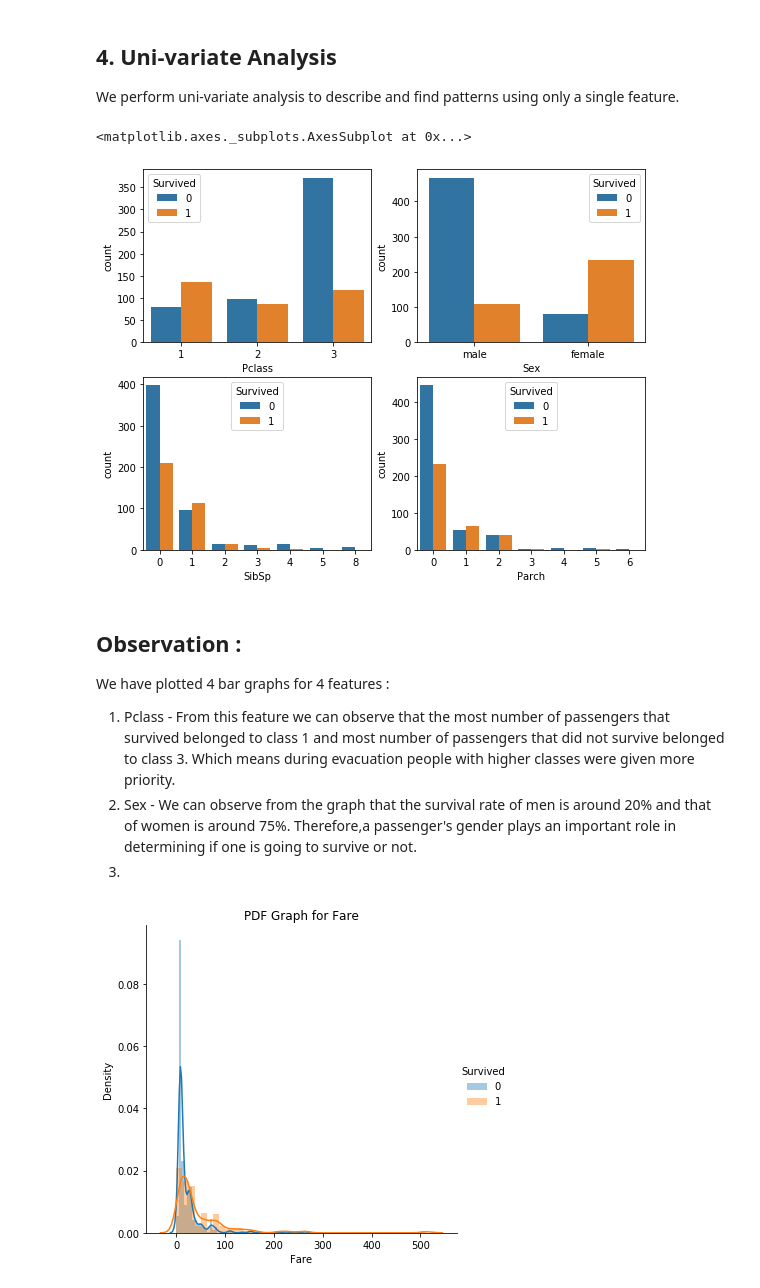
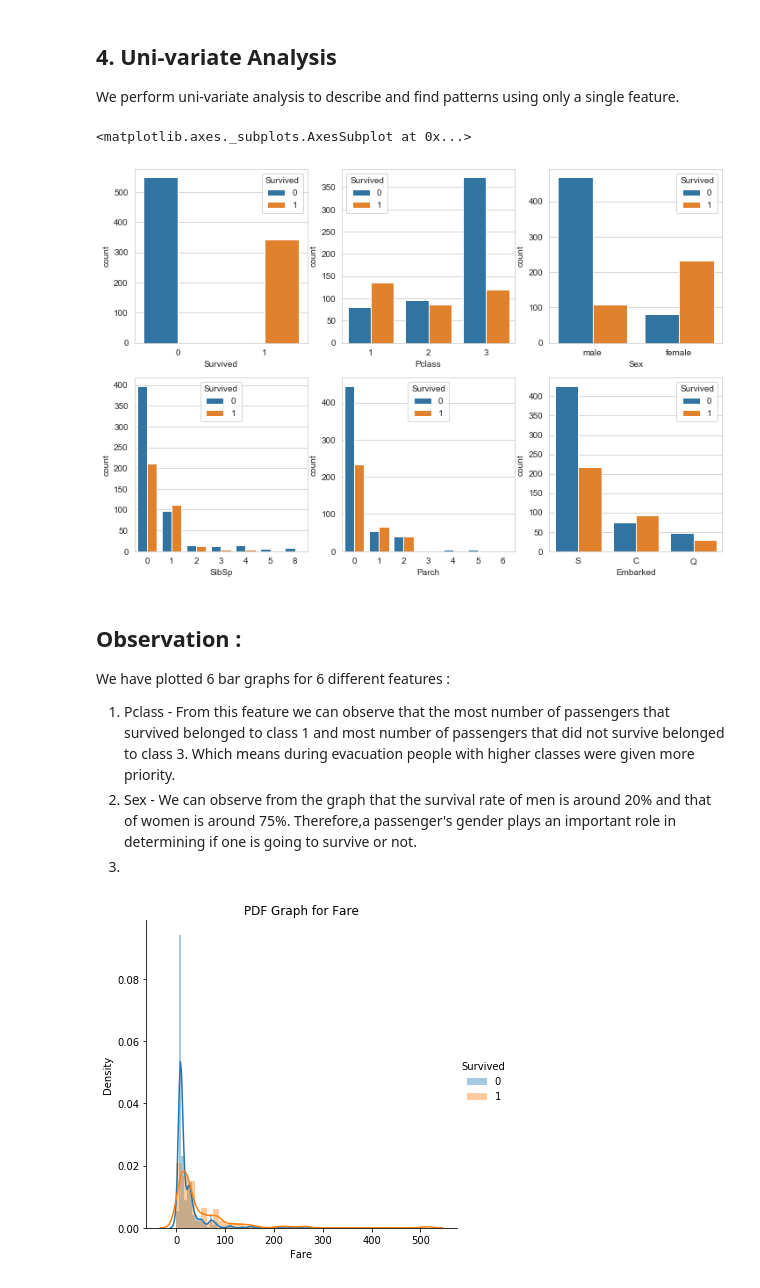
Before and after one commit to swapnil-sh/EDA-on-Titanic-Dataset, a Jupyter notebook: EDA_Titanic_Dataset.ipynb, the cells around one changed output. Cells and saved outputs as stored; diff of their text form; code cells hidden in the pictures.

```diff
--- a/EDA_Titanic_Dataset.ipynb
+++ b/EDA_Titanic_Dataset.ipynb
@@ -199,18 +199,20 @@ Let's begin some exploratory data analysis! We'll start by checking out missing
 
 We perform uni-variate analysis to describe and find patterns using only a single feature.
 # %%
-fig , axes = plt.subplots(2, 2, figsize = (9,7) )
-sns.countplot('Pclass' , hue='Survived',data = train, ax = axes[0,0])
-sns.countplot('Sex' , hue='Survived',data = train, ax = axes[0,1])
-sns.countplot('SibSp' , hue='Survived',data = train, ax = axes[1,0])
-sns.countplot('Parch' , hue='Survived',data = train, ax = axes[1,1])
+fig , axes = plt.subplots(2, 3, figsize = (12,8) )
+sns.countplot('Survived',hue='Survived',data=train,ax=axes[0,0])
+sns.countplot('Pclass',hue='Survived',data=train,ax=axes[0,1])
+sns.countplot('Sex',hue='Survived',data=train,ax=axes[0,2])
+sns.countplot('SibSp',hue='Survived',data=train,ax=axes[1,0])
+sns.countplot('Parch',hue='Survived',data=train,ax=axes[1,1])
+sns.countplot('Embarked',hue='Survived',data=train,ax=axes[1,2])
 # %% [output]
 <matplotlib.axes._subplots.AxesSubplot at 0x...>
-[figure, old version]
+[figure, new version]
 # %% [markdown]
 ## Observation :
 
-We have plotted 4 bar graphs for 4 features :
+We have plotted 6 bar graphs for 6 different features :
 
 1. Pclass - From this feature we can observe that the most number of passengers that survived belonged to class 1 and most number of passengers that did not survive belonged to class 3. Which means during evacuation people with higher classes were given more priority.
 2. Sex - We can observe from the graph that the survival rate of men is around 20% and that of women is around 75%. Therefore,a passenger's gender plays an important role in determining if one is going to survive or not.
```
Also changed, not shown: parts of 4 cells of this notebook.
